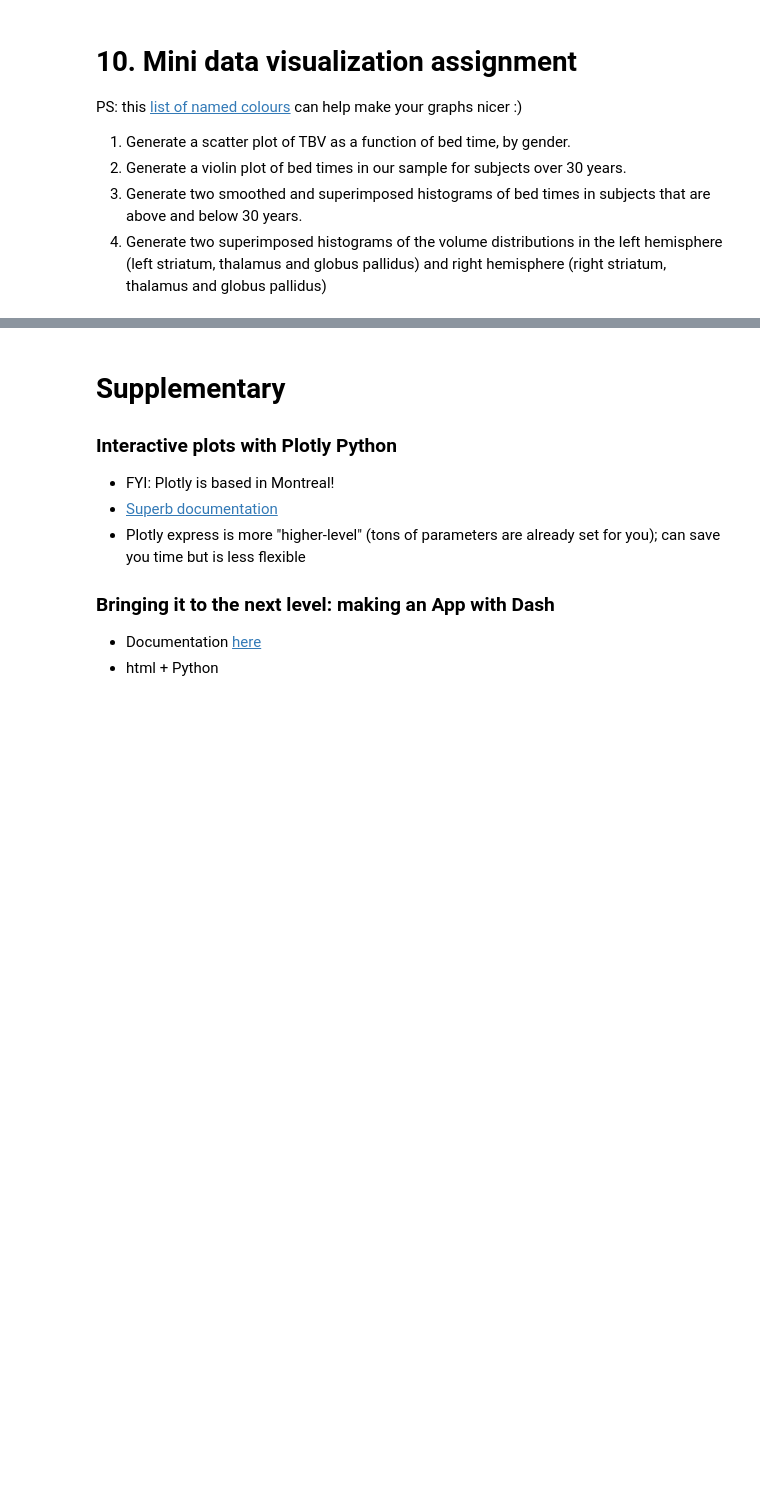
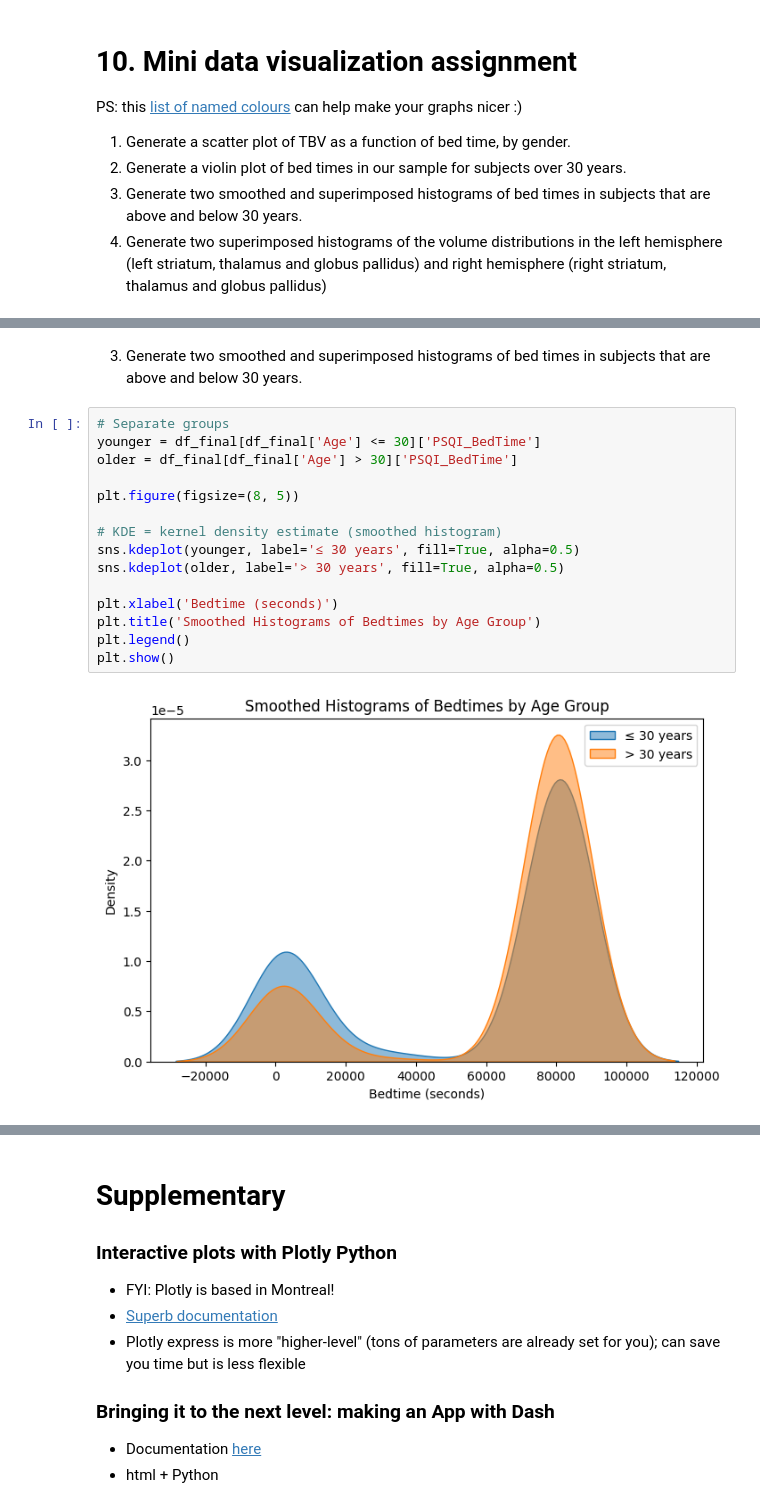
Before and after one commit to nazaninmehregan/AI4Goodlab2025, a Jupyter notebook: CSV_preparation.ipynb, the cells around one changed output, grey strips where cells are left out. Drawn from its saved outputs; the diff is of its cells as text; blank space fills up the shorter version.

```diff
--- a/CSV_preparation.ipynb
+++ b/CSV_preparation.ipynb
@@ -799,0 +964,19 @@ PS: this [list of named colours](https://matplotlib.org/3.5.0/gallery/color/name
+# %% [markdown]
+3. Generate two smoothed and superimposed histograms of bed times in subjects that are above and below 30 years.
+# %%
+# Separate groups
+younger = df_final[df_final['Age'] <= 30]['PSQI_BedTime']
+older = df_final[df_final['Age'] > 30]['PSQI_BedTime']
+
+plt.figure(figsize=(8, 5))
+
+# KDE = kernel density estimate (smoothed histogram)
+sns.kdeplot(younger, label='≤ 30 years', fill=True, alpha=0.5)
+sns.kdeplot(older, label='> 30 years', fill=True, alpha=0.5)
+
+plt.xlabel('Bedtime (seconds)')
+plt.title('Smoothed Histograms of Bedtimes by Age Group')
+plt.legend()
+plt.show()
+# %% [output]
+[figure, added]
```
Also changed, not shown: parts of 22 cells of this notebook.
